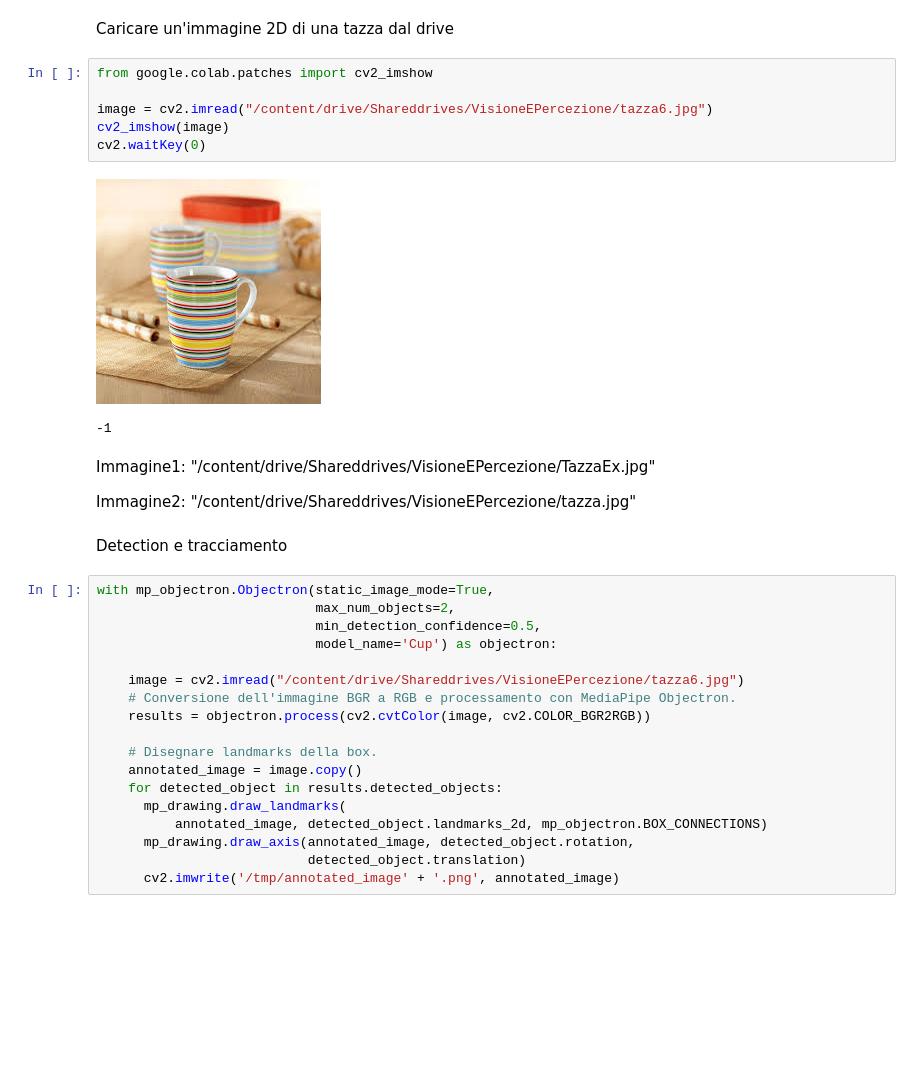
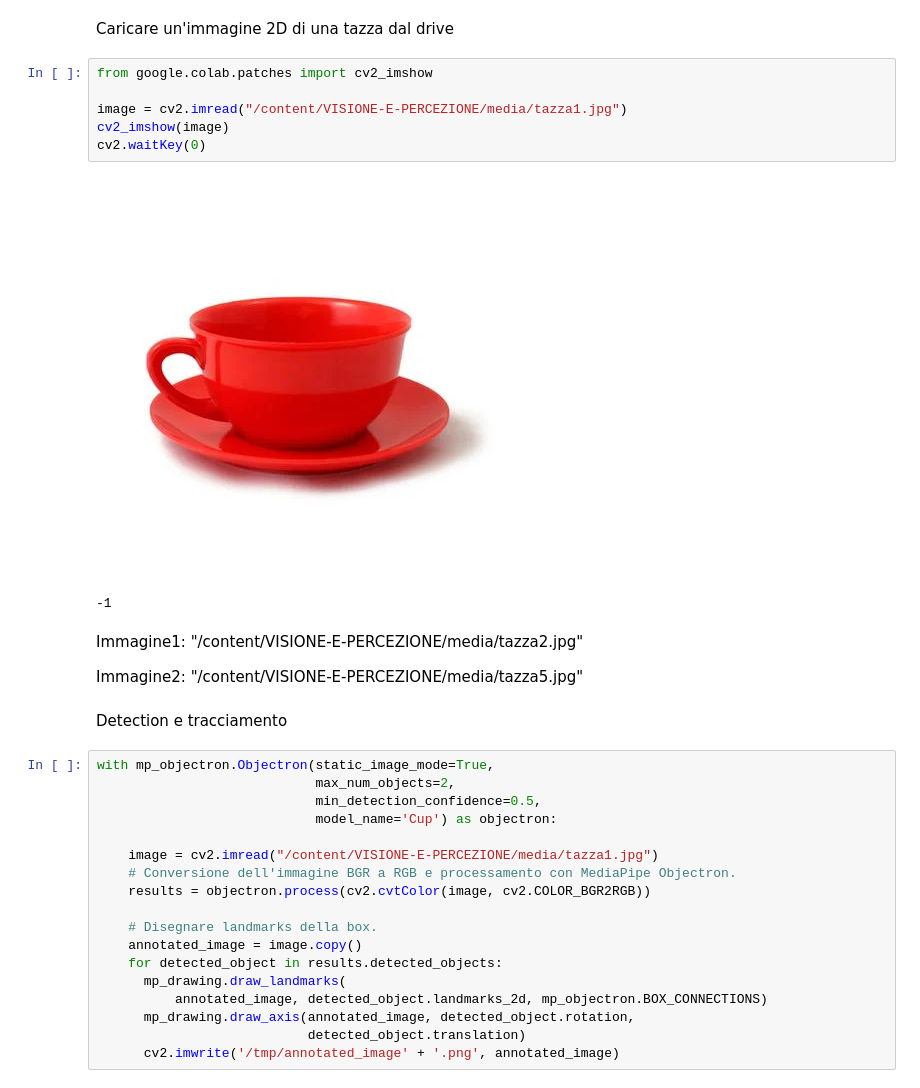
Before and after one commit to ClaudioCazzetta/Pose-3D-with-Gazebo, a Jupyter notebook: CupObjectrondetection.ipynb, the cells around one changed output. Cells and saved outputs as stored; diff of their text form; blank space fills up the shorter version.

Commit message:
Colaboratory image detection

```diff
--- a/CupObjectrondetection.ipynb
+++ b/CupObjectrondetection.ipynb
@@ -35,16 +49,16 @@ Caricare un'immagine 2D di una tazza dal drive
 # %%
 from google.colab.patches import cv2_imshow
 
-image = cv2.imread("/content/drive/Shareddrives/VisioneEPercezione/tazza6.jpg")
+image = cv2.imread("/content/VISIONE-E-PERCEZIONE/media/tazza1.jpg")
 cv2_imshow(image)
 cv2.waitKey(0)
 # %% [output]
-[figure, old version]
+[figure, new version]
 -1
-# %% [markdown]
-Immagine1: "/content/drive/Shareddrives/VisioneEPercezione/TazzaEx.jpg"
-
-Immagine2: "/content/drive/Shareddrives/VisioneEPercezione/tazza.jpg"
+# %% [markdown]
+Immagine1: "/content/VISIONE-E-PERCEZIONE/media/tazza2.jpg"
+
+Immagine2: "/content/VISIONE-E-PERCEZIONE/media/tazza5.jpg"
 # %% [markdown]
 Detection e tracciamento
 # %%
@@ -53,7 +67,7 @@ with mp_objectron.Objectron(static_image_mode=True,
                             min_detection_confidence=0.5,
                             model_name='Cup') as objectron:
 
-    image = cv2.imread("/content/drive/Shareddrives/VisioneEPercezione/tazza6.jpg")
+    image = cv2.imread("/content/VISIONE-E-PERCEZIONE/media/tazza1.jpg")
     # Conversione dell'immagine BGR a RGB e processamento con MediaPipe Objectron.
     results = objectron.process(cv2.cvtColor(image, cv2.COLOR_BGR2RGB))
 
```
Also changed, not shown: parts of 4 cells of this notebook.
